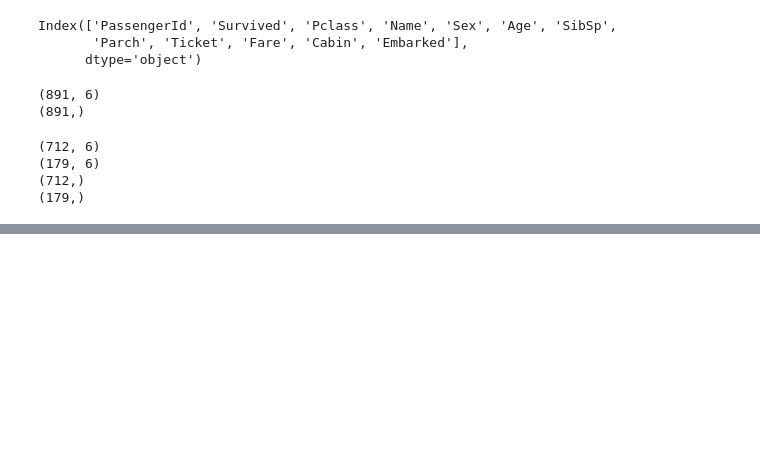
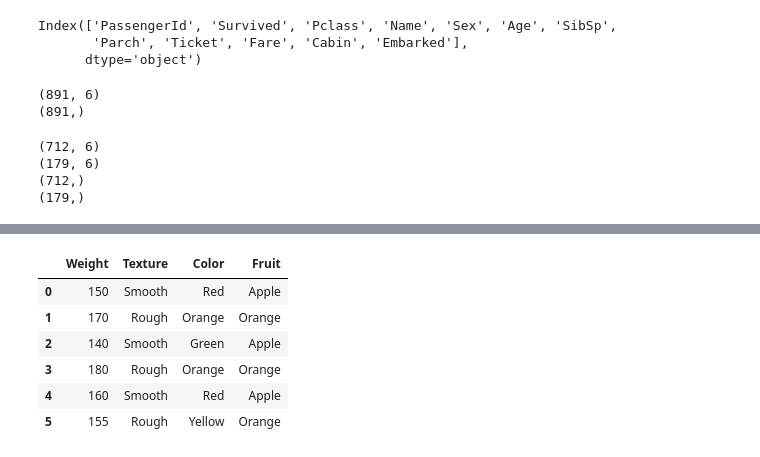
Before and after one commit to meet27153-source/Python2, a Jupyter notebook: ch5.ipynb, the cells around one changed output, grey strips where cells are left out. Saved outputs shown, nothing was run; the diff lists cells and outputs as text; code cells hidden in the pictures; blank space fills up the shorter version.

```diff
--- a/ch5.ipynb
+++ b/ch5.ipynb
@@ -1009,0 +1014,15 @@ AttributeError: 'RandomForestClassifier' object has no attribute 'estimators_'
+# %%
+import pandas as pd
+df=pd.DataFrame({'Weight':(150,170,140,180,160,155),
+                 'Texture':('Smooth','Rough','Smooth','Rough','Smooth','Rough'),
+                 'Color':('Red','Orange','Green','Orange','Red','Yellow'),
+                 'Fruit':('Apple','Orange','Apple','Orange','Apple','Orange')})
+df
+# %% [output]
+|  | Weight | Texture | Color | Fruit |
+| 0 | 150 | Smooth | Red | Apple |
+| 1 | 170 | Rough | Orange | Orange |
+| 2 | 140 | Smooth | Green | Apple |
+| 3 | 180 | Rough | Orange | Orange |
+| 4 | 160 | Smooth | Red | Apple |
+| 5 | 155 | Rough | Yellow | Orange |
```
Also changed, not shown: parts of 22 cells of this notebook.
